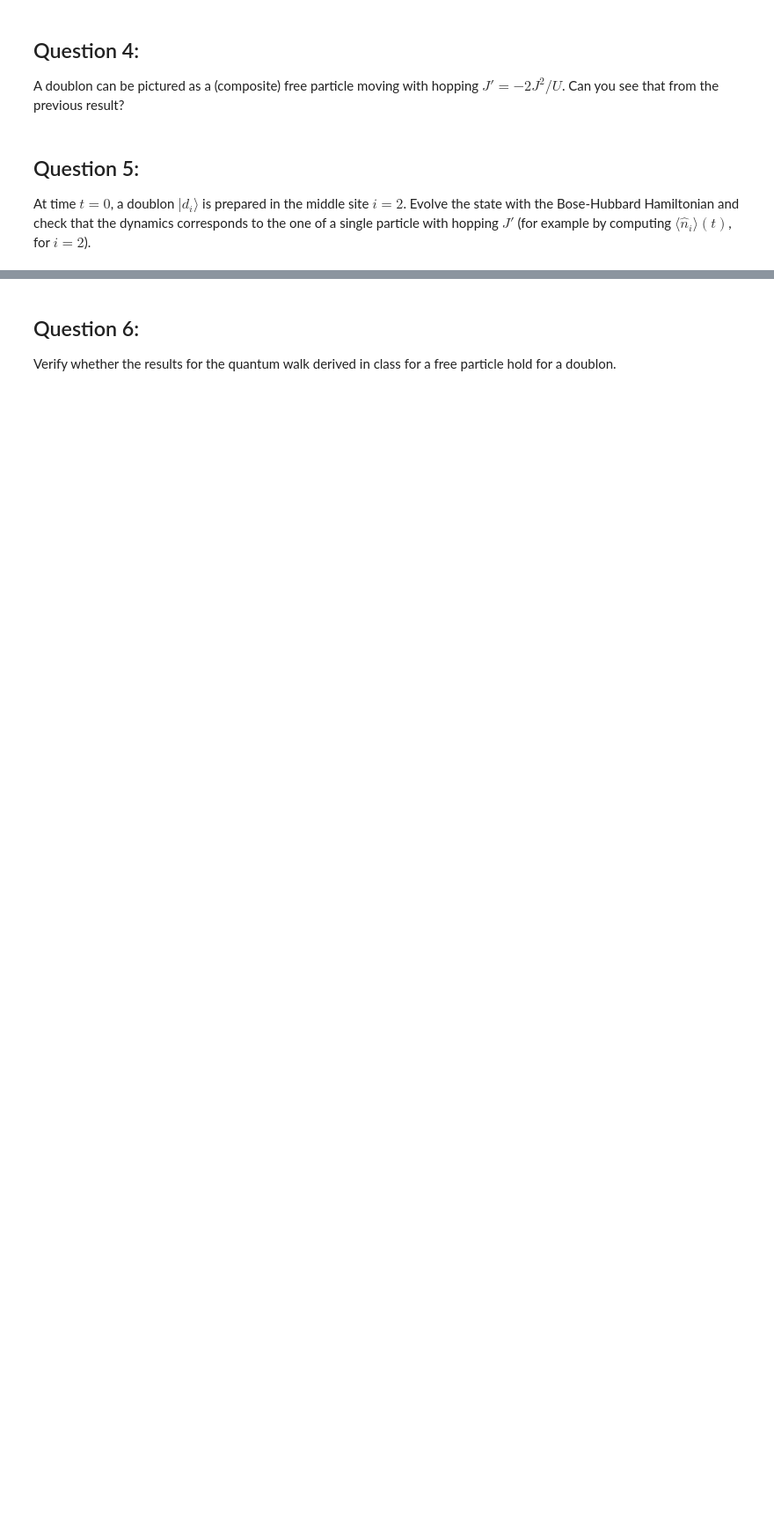
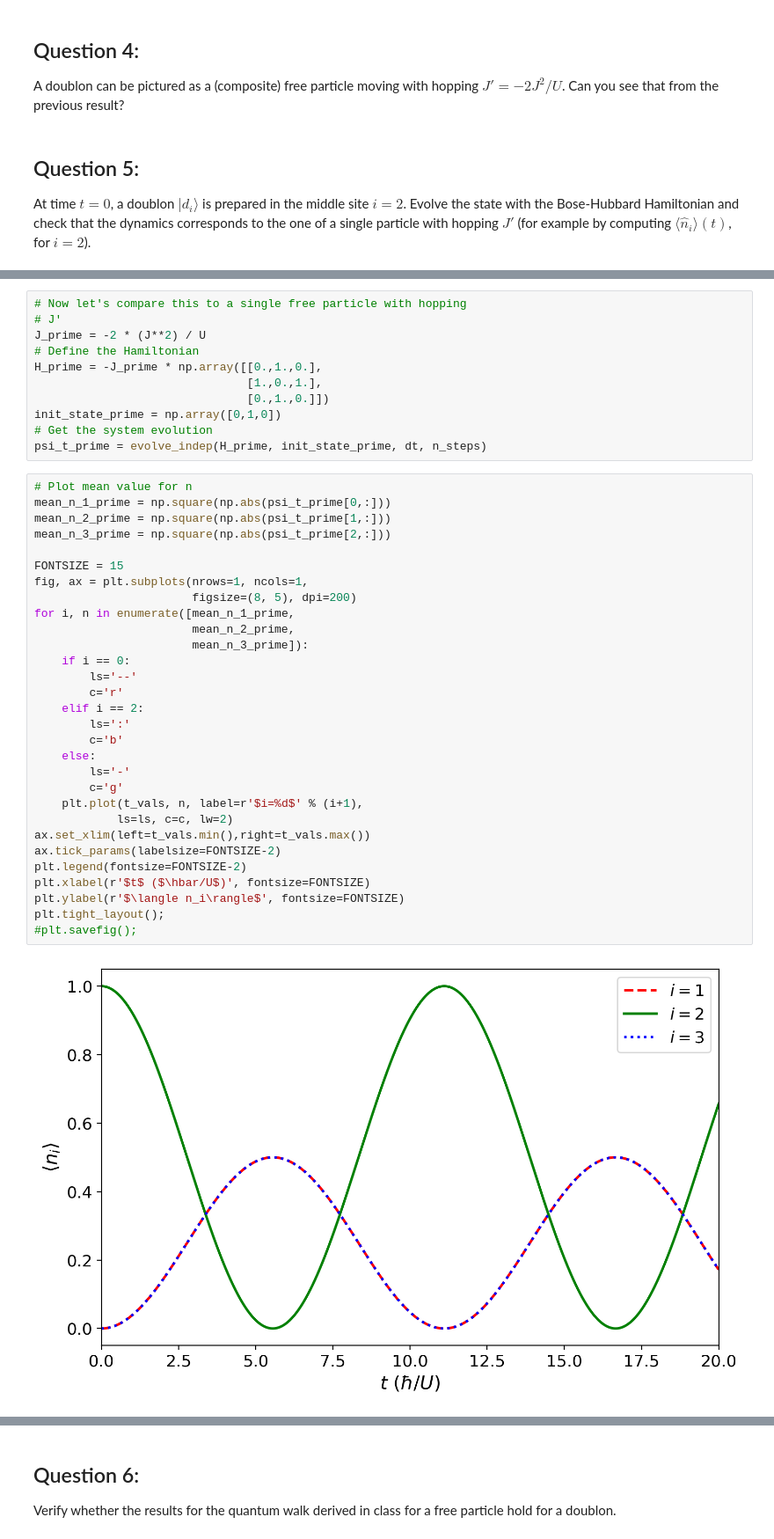
Before and after one commit to FrancoAquistapace/Two_particle_dynamics, a Jupyter notebook: project_notebook.ipynb, the cells around one changed output, grey strips where cells are left out. Shown: that part at 88% size. Drawn from its saved outputs; the diff is of its cells as text; blank space fills up the shorter version.

```diff
--- a/project_notebook.ipynb
+++ b/project_notebook.ipynb
@@ -582,0 +763,43 @@ At time $t=0$, a doublon $|d_i\rangle$ is prepared in the middle site $i=2$. Evo
+# %%
+# Now let's compare this to a single free particle with hopping
+# J'
+J_prime = -2 * (J**2) / U
+# Define the Hamiltonian
+H_prime = -J_prime * np.array([[0.,1.,0.],
+                               [1.,0.,1.],
+                               [0.,1.,0.]])
+init_state_prime = np.array([0,1,0])
+# Get the system evolution
+psi_t_prime = evolve_indep(H_prime, init_state_prime, dt, n_steps)
+# %%
+# Plot mean value for n
+mean_n_1_prime = np.square(np.abs(psi_t_prime[0,:]))
+mean_n_2_prime = np.square(np.abs(psi_t_prime[1,:]))
+mean_n_3_prime = np.square(np.abs(psi_t_prime[2,:]))
+
+FONTSIZE = 15
+fig, ax = plt.subplots(nrows=1, ncols=1,
+                       figsize=(8, 5), dpi=200)
+for i, n in enumerate([mean_n_1_prime,
+                       mean_n_2_prime,
+                       mean_n_3_prime]):
+    if i == 0:
+        ls='--'
+        c='r'
+    elif i == 2:
+        ls=':'
+        c='b'
+    else:
+        ls='-'
+        c='g'
+    plt.plot(t_vals, n, label=r'$i=%d$' % (i+1),
+            ls=ls, c=c, lw=2)
+ax.set_xlim(left=t_vals.min(),right=t_vals.max())
+ax.tick_params(labelsize=FONTSIZE-2)
+plt.legend(fontsize=FONTSIZE-2)
+plt.xlabel(r'$t$ ($\hbar/U$)', fontsize=FONTSIZE)
+plt.ylabel(r'$\langle n_i\rangle$', fontsize=FONTSIZE)
+plt.tight_layout();
+#plt.savefig();
+# %% [output]
+[figure, added]
```
Also changed, not shown: parts of 8 cells of this notebook, 1 other file.
